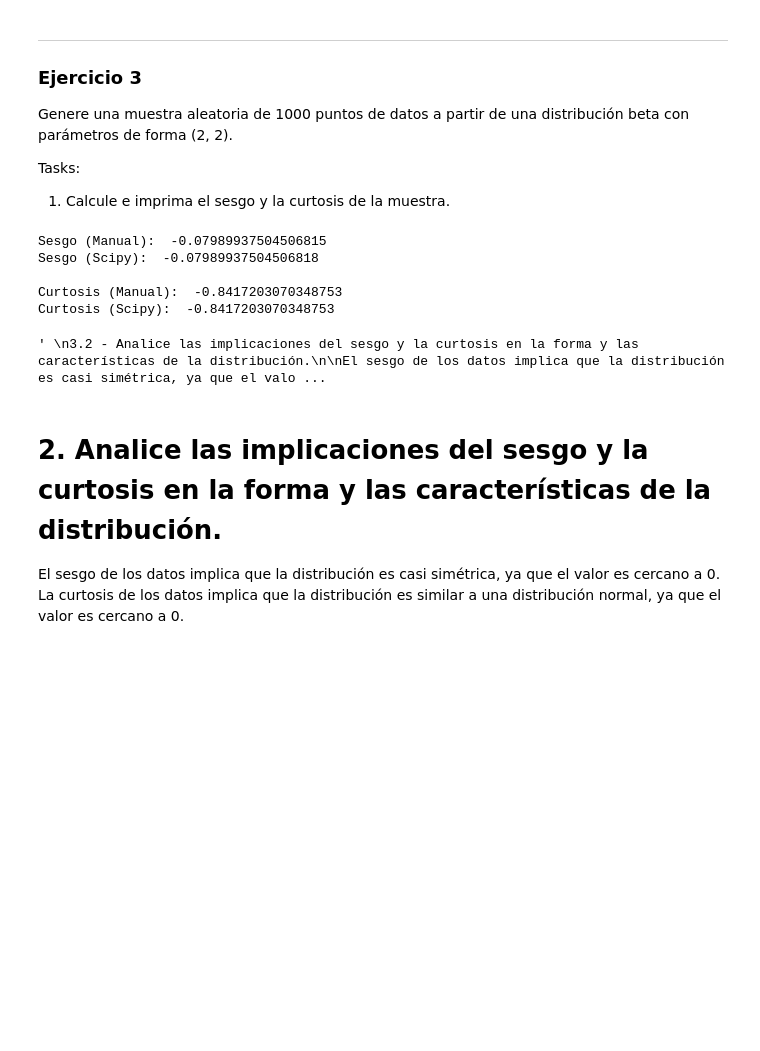
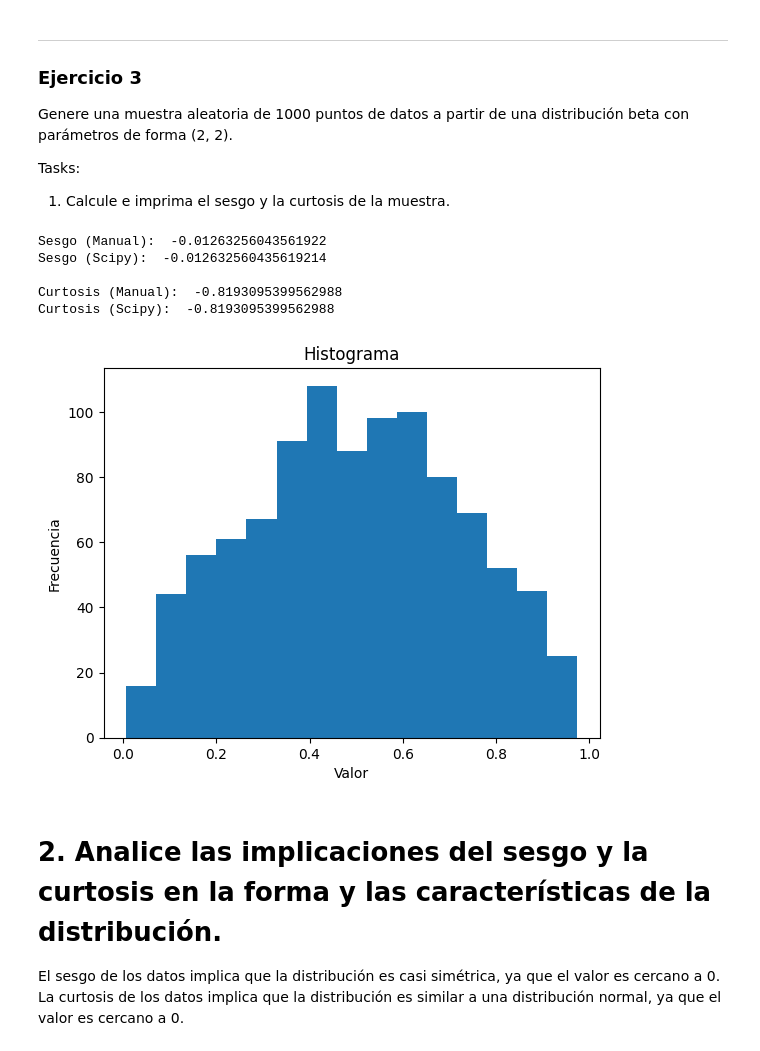
Before and after one commit to stefanoaragoni/simulacion_lab1, a Jupyter notebook: main.ipynb, the cells around one changed output. Drawn from its saved outputs; the diff is of its cells as text; code cells hidden in the pictures; blank space fills up the shorter version.

```diff
--- a/main.ipynb
+++ b/main.ipynb
@@ -114,22 +127,29 @@ Tasks:
 # %%
 x = np.random.beta(2, 2, 1000)
 
 #3.1
 sesgo = np.mean((x - np.mean(x))**3) / np.var(x)**(3/2)
 curtosis = np.mean((x - np.mean(x))**4) / np.var(x)**2 - 3
 
 print("Sesgo (Manual): ", sesgo)
 print("Sesgo (Scipy): ", skew(x))
 
 print("\nCurtosis (Manual): ", curtosis)
 print("Curtosis (Scipy): ", kurtosis(x))
+
+# Grafico de la distribucion
+plt.hist(x, bins='auto')
+plt.title("Histograma")
+plt.xlabel("Valor")
+plt.ylabel("Frecuencia")
+plt.show()
 # %% [output]
-Sesgo (Manual):  -0.07989937504506815
-Sesgo (Scipy):  -0.07989937504506818
+Sesgo (Manual):  -0.01263256043561922
+Sesgo (Scipy):  -0.012632560435619214
 
-Curtosis (Manual):  -0.8417203070348753
-Curtosis (Scipy):  -0.8417203070348753
+Curtosis (Manual):  -0.8193095399562988
+Curtosis (Scipy):  -0.8193095399562988
-' \n3.2 - Analice las implicaciones del sesgo y la curtosis en la forma y las características de la distribución.\n\nEl sesgo de los datos implica que la distribución es casi simétrica, ya que el valo ...
+[figure, added]
 # %% [markdown]
 # 2. Analice las implicaciones del sesgo y la curtosis en la forma y las características de la distribución.
 
```
Also changed, not shown: parts of 5 cells of this notebook.
